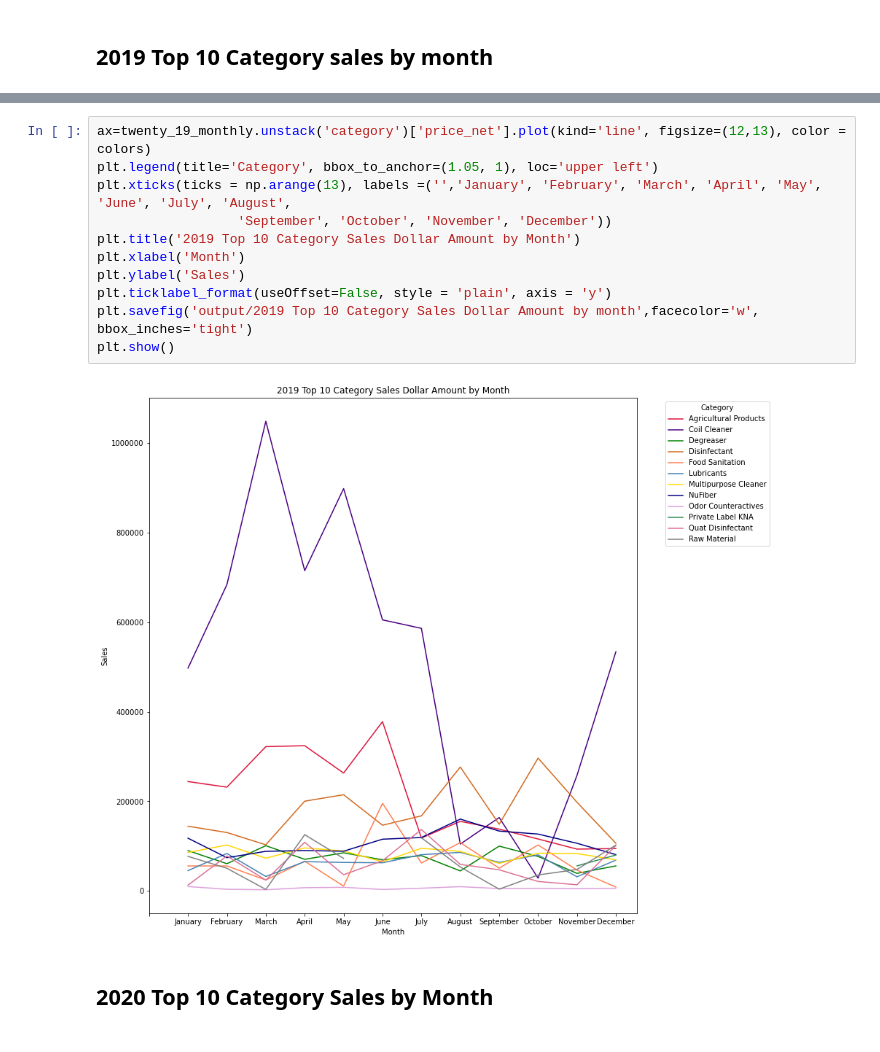
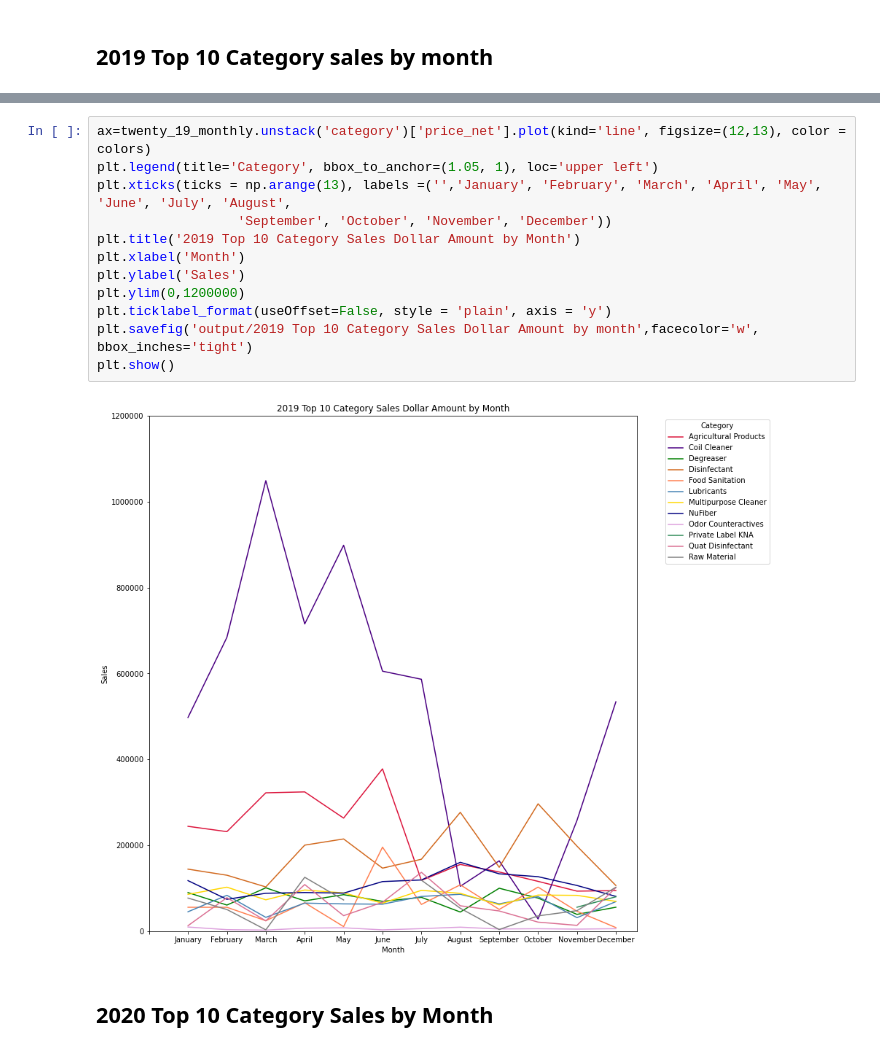
Before and after one commit to aadeba5/Project1, a Jupyter notebook: Nuance_Eric.ipynb, the cells around one changed output, grey strips where cells are left out. Saved outputs shown, nothing was run; the diff lists cells and outputs as text.

```diff
--- a/Nuance_Eric.ipynb
+++ b/Nuance_Eric.ipynb
@@ -313,16 +314,17 @@ plt.show()
 # %%
 ax=twenty_19_monthly.unstack('category')['price_net'].plot(kind='line', figsize=(12,13), color = colors)
 plt.legend(title='Category', bbox_to_anchor=(1.05, 1), loc='upper left')
 plt.xticks(ticks = np.arange(13), labels =('','January', 'February', 'March', 'April', 'May', 'June', 'July', 'August',
                   'September', 'October', 'November', 'December'))
 plt.title('2019 Top 10 Category Sales Dollar Amount by Month')
 plt.xlabel('Month')
 plt.ylabel('Sales')
+plt.ylim(0,1200000)
 plt.ticklabel_format(useOffset=False, style = 'plain', axis = 'y')
 plt.savefig('output/2019 Top 10 Category Sales Dollar Amount by month',facecolor='w', bbox_inches='tight')
 plt.show()
 # %% [output]
-[figure, old version]
+[figure, new version]
 # %% [markdown]
 ## 2020 Top 10 Category Sales by Month
 # %%
```
Also changed, not shown: parts of 2 cells of this notebook, 3 other files.
